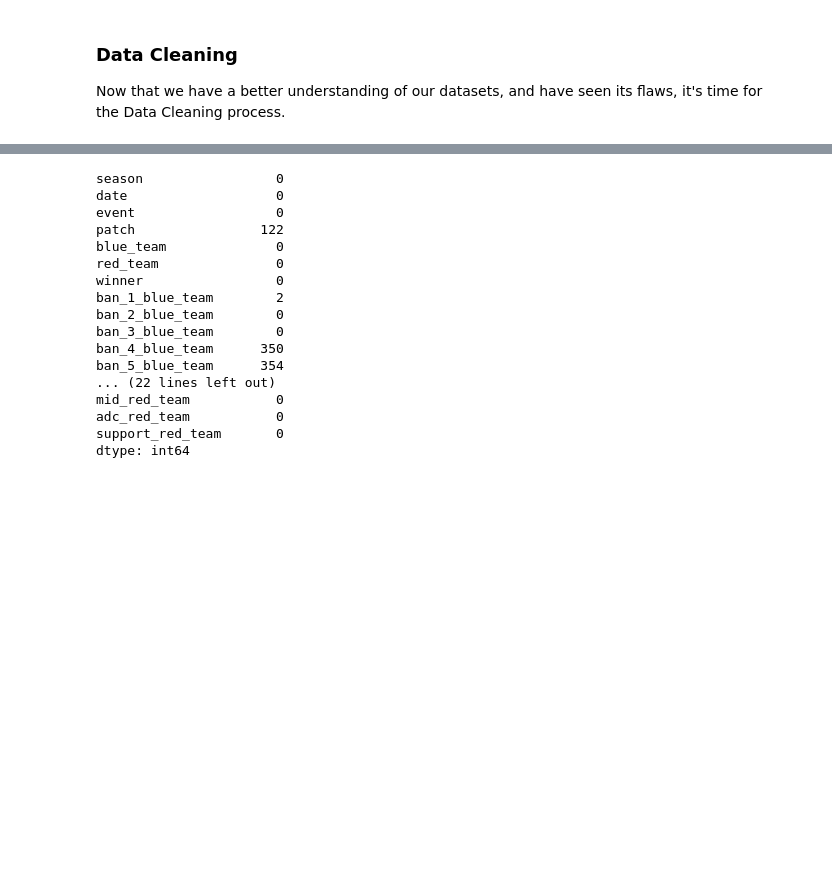
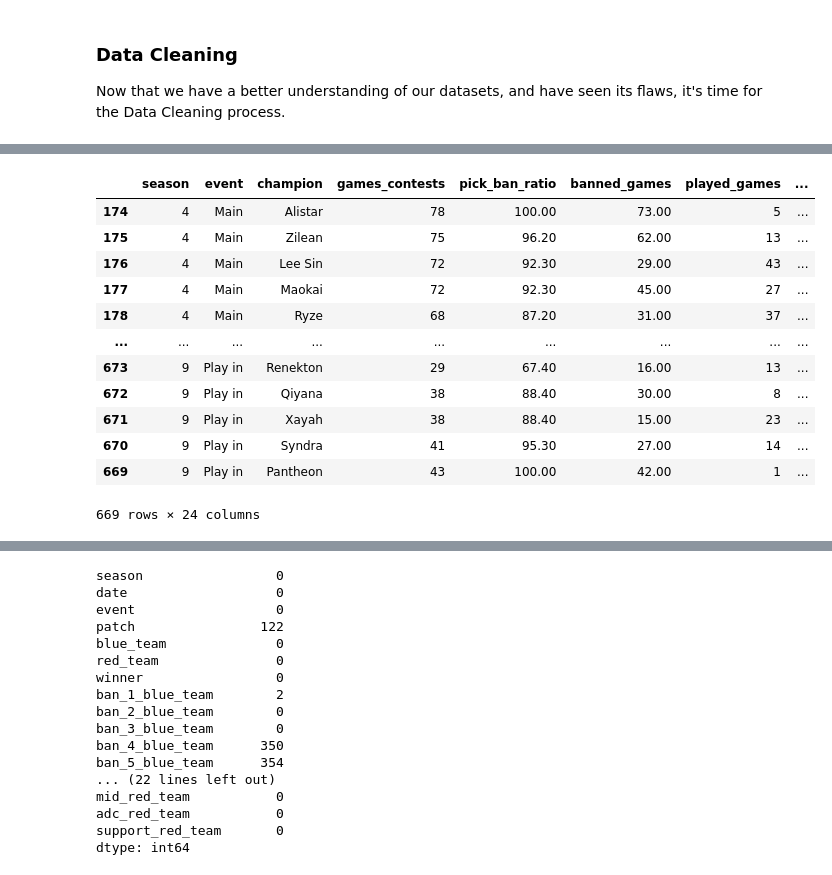
Before and after one commit to Murillo-ES/lol_worlds_project, a Jupyter notebook: notebooks/initial_data_exploration.ipynb, the cells around one changed output, grey strips where cells are left out. Saved outputs shown, nothing was run; the diff lists cells and outputs as text; code cells hidden in the pictures; blank space fills up the shorter version.

```diff
--- a/notebooks/initial_data_exploration.ipynb
+++ b/notebooks/initial_data_exploration.ipynb
@@ -385,0 +443,16 @@ champions_stats[column_list] = champions_stats[column_list].fillna(value=0)
+# %%
+champions_stats_s4_to_s9.sort_values(by=['season'])
+# %% [output]
+|  | season | event | champion | games_contests | pick_ban_ratio | banned_games | played_games | ... |
+| 174 | 4 | Main | Alistar | 78 | 100.00 | 73.00 | 5 | ... |
+| 175 | 4 | Main | Zilean | 75 | 96.20 | 62.00 | 13 | ... |
+| 176 | 4 | Main | Lee Sin | 72 | 92.30 | 29.00 | 43 | ... |
+| 177 | 4 | Main | Maokai | 72 | 92.30 | 45.00 | 27 | ... |
+| 178 | 4 | Main | Ryze | 68 | 87.20 | 31.00 | 37 | ... |
+| ... | ... | ... | ... | ... | ... | ... | ... | ... |
+| 673 | 9 | Play in | Renekton | 29 | 67.40 | 16.00 | 13 | ... |
+| 672 | 9 | Play in | Qiyana | 38 | 88.40 | 30.00 | 8 | ... |
+| 671 | 9 | Play in | Xayah | 38 | 88.40 | 15.00 | 23 | ... |
+| 670 | 9 | Play in | Syndra | 41 | 95.30 | 27.00 | 14 | ... |
+| 669 | 9 | Play in | Pantheon | 43 | 100.00 | 42.00 | 1 | ... |
+669 rows × 24 columns
```
Also changed, not shown: parts of 42 cells of this notebook, 1 other file.
